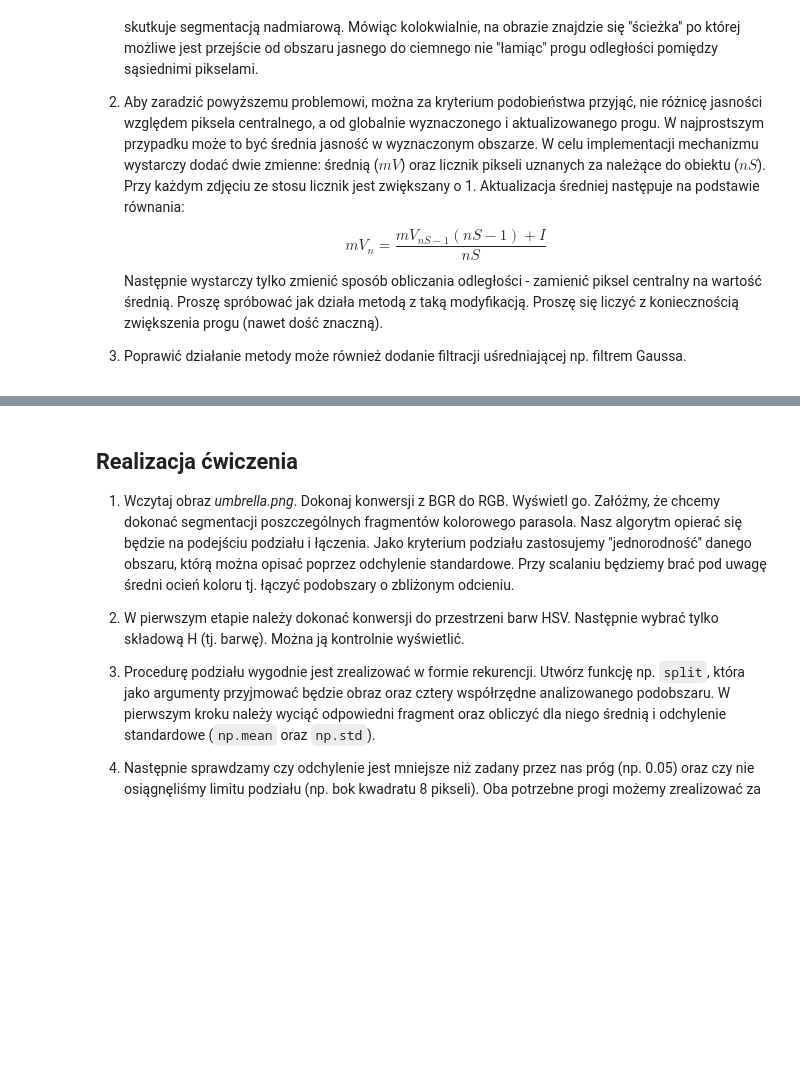
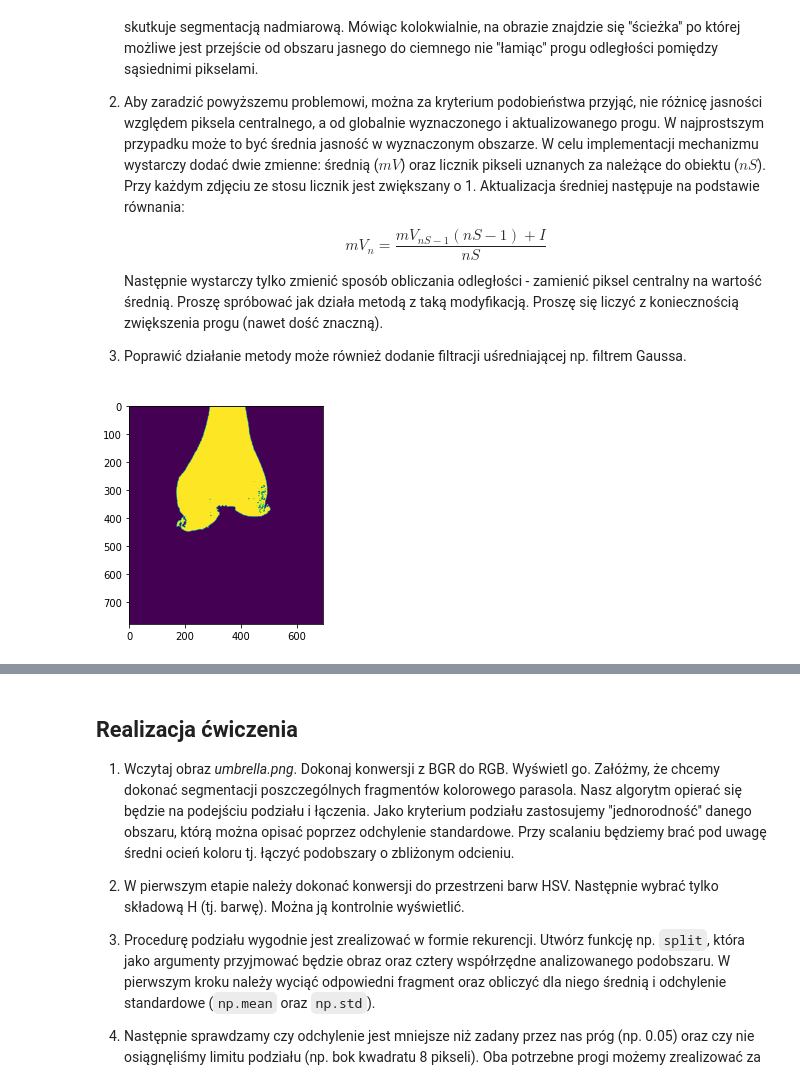
Before and after one commit to peep-hole/digital-image-processing, a Jupyter notebook: lab10/10_segmentation.ipynb, the cells around one changed output, grey strips where cells are left out. Drawn from its saved outputs; the diff is of its cells as text; code cells hidden in the pictures; blank space fills up the shorter version.

```diff
--- a/lab10/10_segmentation.ipynb
+++ b/lab10/10_segmentation.ipynb
@@ -184,3 +193,48 @@ segmentation
   Proszę się liczyć z koniecznością zwiększenia progu (nawet dość znaczną).
 
 3. Poprawić działanie metody może również dodanie filtracji uśredniającej np. filtrem Gaussa.
+# %%
+def segmentation_better(img, x_start, y_start, thr=4):
+    stack = []
+    visited = np.zeros(img.shape, dtype=bool)
+    segmented = np.zeros(img.shape, dtype=bool)
+
+    # Q = lambda pix_val, neigh_val, thr: abs(neigh_val - pix_val) < thr
+
+    mV = img[x_start, y_start]
+    nS = 1
+
+    visited[x_start, y_start] = True
+    segmented[x_start, y_start] = True
+
+    stack.append((x_start, y_start))
+
+    while stack:
+        x, y = stack.pop()
+
+        if x == 0 or x == img.shape[0] - 1 or y == 0 or y == img.shape[1] - 1:
+            continue
+
+        for xi in range(-1, 2):
+            for yi in range(-1, 2):
+
+                if xi == 0 and yi == 0:
+                    continue
+
+                n_val = img[x+xi, y+yi]
+
+                dist = np.abs(int(mV) - int(n_val))
+
+                if dist < thr and not visited[x+xi, y+yi]:
+                    segmented[x+xi, y+yi]=True
+                    stack.append((x+xi, y+yi))
+                    nS += 1
+                    mV = (mV*(nS - 1) + n_val)/nS
+
+                visited[x+xi, y+yi] = True
+    plt.imshow(segmented)
+    plt.show()
+# %%
+segmentation_better(img, X, Y, 47)
+# %% [output]
+[figure, added]
```
Also changed, not shown: parts of 14 cells of this notebook, 4 other files.
